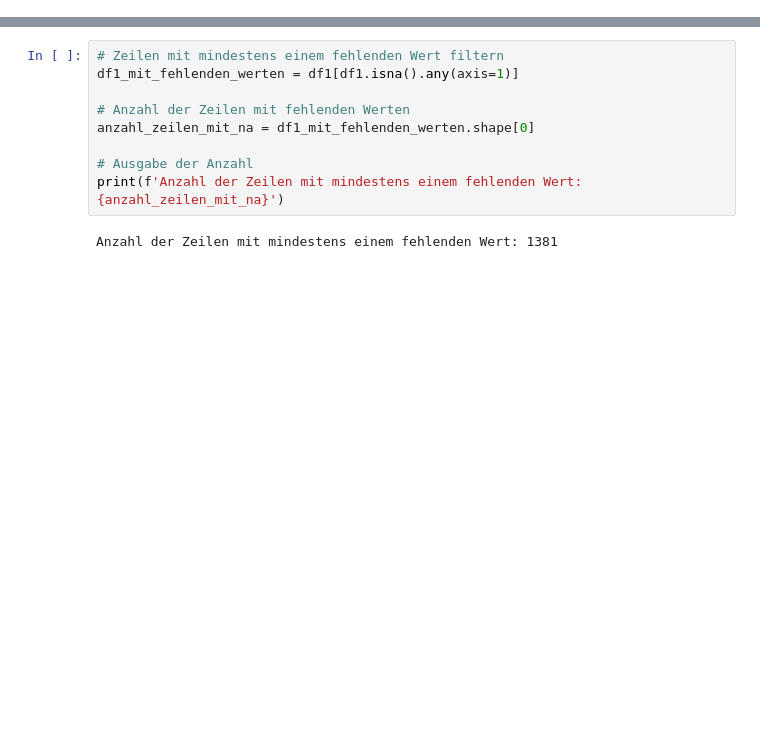
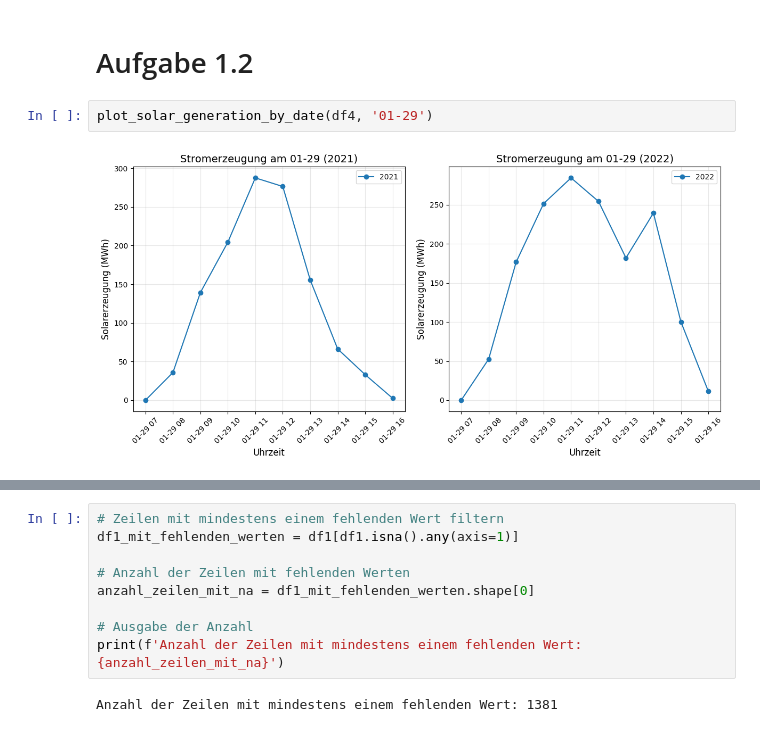
Before and after one commit to QMoWo/ML1-SolarForecasting_PowerRangers, a Jupyter notebook: Analyse_Training/test_jd.ipynb, the cells around one changed output, grey strips where cells are left out. Cells and saved outputs as stored; diff of their text form; blank space fills up the shorter version.

Commit message:
aufgabe 1&2

```diff
--- a/Analyse_Training/test_jd.ipynb
+++ b/Analyse_Training/test_jd.ipynb
@@ -30,0 +58,6 @@ df4 = pd.read_parquet('../Daten/energy_train.parquet')
+# %% [markdown]
+# Aufgabe 1.2
+# %%
+plot_solar_generation_by_date(df4, '01-29')
+# %% [output]
+[figure, added]
```
Also changed, not shown: parts of 12 cells of this notebook, 3 other files.
